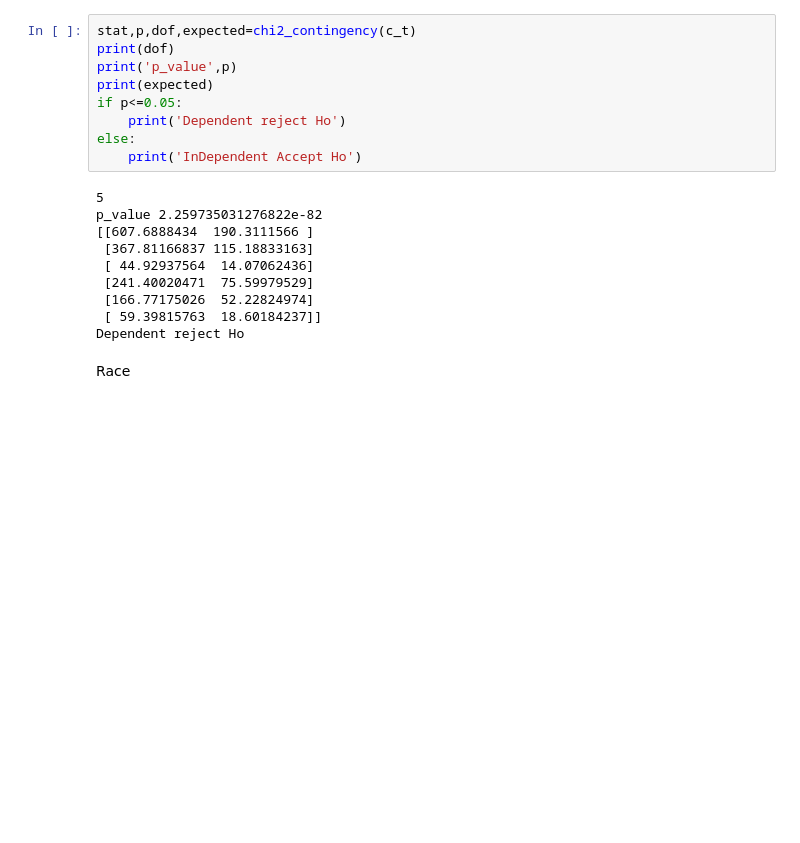
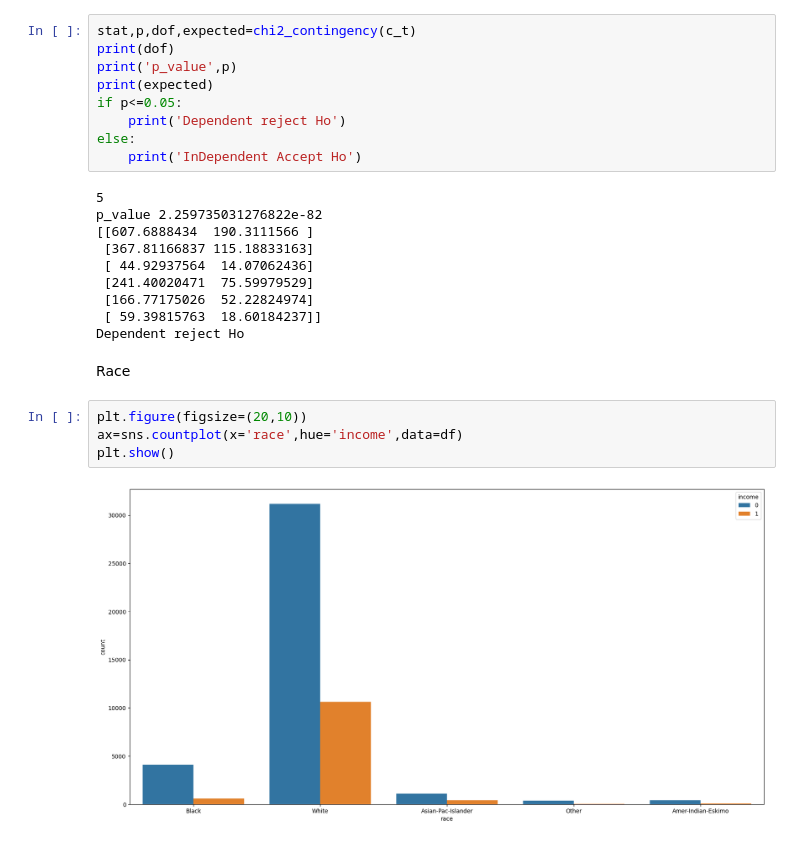
Before and after one commit to dinesh16adh/Data-Science-Projects., a Jupyter notebook: censusdata_analysis.ipynb, the cells around one changed output. Saved outputs shown, nothing was run; the diff lists cells and outputs as text; blank space fills up the shorter version.

Commit message:
final simple eda on income data

```diff
--- a/censusdata_analysis.ipynb
+++ b/censusdata_analysis.ipynb
@@ -619,3 +619,9 @@ p_value 2.259735031276822e-82
 Dependent reject Ho
 # %% [markdown]
 Race
+# %%
+plt.figure(figsize=(20,10))
+ax=sns.countplot(x='race',hue='income',data=df)
+plt.show()
+# %% [output]
+[figure, added]
```
Also changed, not shown: parts of 2 cells of this notebook, 1 other file.
